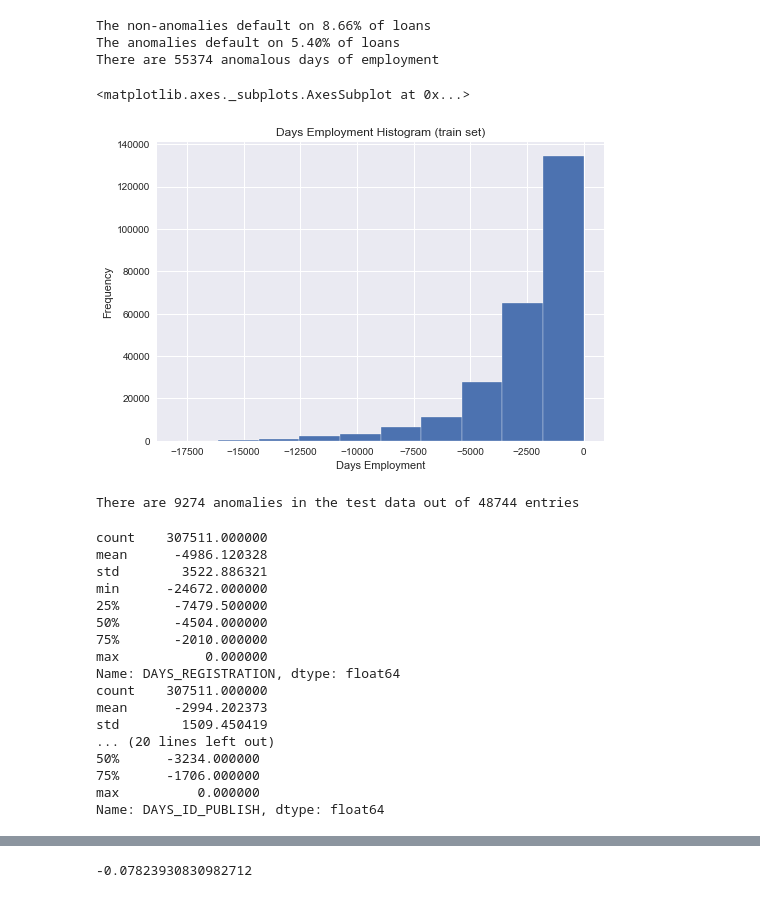
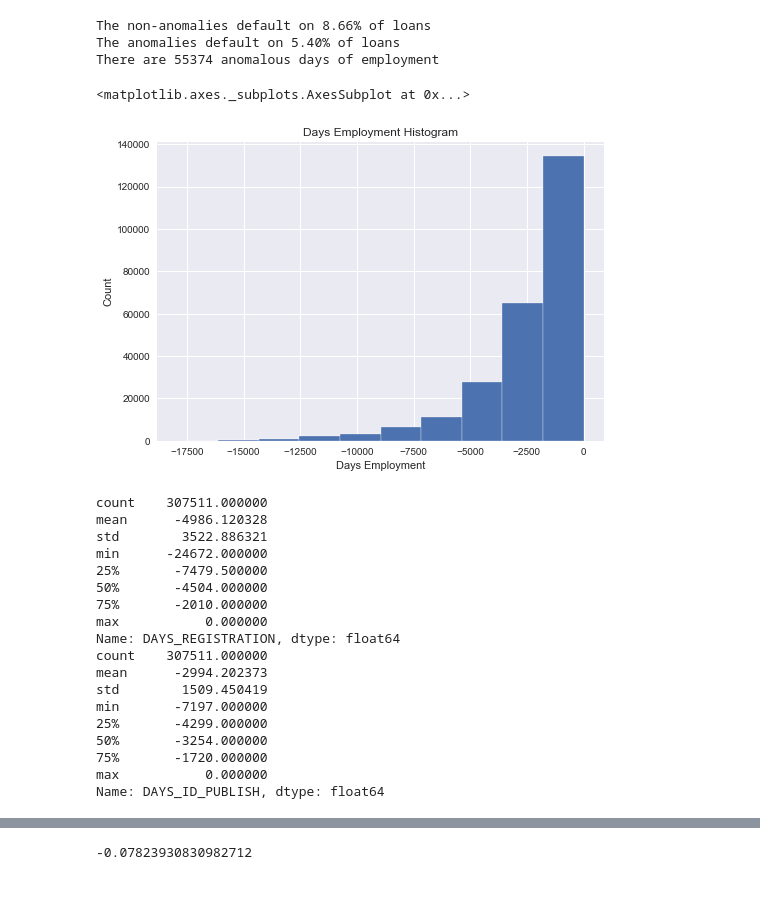
Before and after one commit to Hind-M/OC-P7, a Jupyter notebook: P7.ipynb, the cells around one changed output, grey strips where cells are left out. Saved outputs shown, nothing was run; the diff lists cells and outputs as text; code cells hidden in the pictures.

```diff
--- a/P7.ipynb
+++ b/P7.ipynb
@@ -257,7 +263,7 @@ for col in app_train_df:
             le.fit(app_train_df[col])
             # Transform both training and testing data
             app_train_df[col] = le.transform(app_train_df[col])
-            app_test_df[col] = le.transform(app_test_df[col])
+#             app_test_df[col] = le.transform(app_test_df[col])
 
             # Keep track of how many columns were label encoded
             le_count += 1
@@ -286,13 +287,13 @@ Index(['CODE_GENDER_XNA', 'NAME_FAMILY_STATUS_Unknown',
 # Aligning Training and Testing Data
 
 # Get training labels
-train_labels = app_train_df['TARGET']
+# train_labels = app_train_df['TARGET']
 
 # Align the training and testing data, keep only columns present in both dataframes
-app_train_df, app_test_df = app_train_df.align(app_test_df, join = 'inner', axis = 1)
+# app_train_df, app_test_df = app_train_df.align(app_test_df, join = 'inner', axis = 1)
 
 # Add the target back in train df
-app_train_df['TARGET'] = train_labels
+# app_train_df['TARGET'] = train_labels
 
-print('Training Features shape: ', app_train_df.shape)
-print('Testing Features shape: ', app_test_df.shape)
+# print('Features shape: ', app_train_df.shape)
+# print('Testing Features shape: ', app_test_df.shape)
@@ -393,30 +371,30 @@ There are 55374 anomalous days of employment
 # %%
 # Create an anomalous flag column
 app_train_df['DAYS_EMPLOYED_ANOM'] = app_train_df["DAYS_EMPLOYED"] == 365243 # app_train_df['DAYS_EMPLOYED'].max()
 
 # Replace the anomalous values with nan
 app_train_df['DAYS_EMPLOYED'].replace({365243: np.nan}, inplace = True)
 
-plt.xlabel('Days Employment');
-app_train_df['DAYS_EMPLOYED'].plot.hist(title = 'Days Employment Histogram (train set)')
+plt.title("Days Employment Histogram")
+plt.xlabel('Days Employment')
+plt.ylabel("Count")
+app_train_df['DAYS_EMPLOYED'].hist()
 # %% [output]
 <matplotlib.axes._subplots.AxesSubplot at 0x...>
-[figure, old version]
+[figure, new version]
 # %%
 # Do the same for test data
-app_test_df['DAYS_EMPLOYED_ANOM'] = app_test_df["DAYS_EMPLOYED"] == 365243
-app_test_df["DAYS_EMPLOYED"].replace({365243: np.nan}, inplace = True)
+# app_test_df['DAYS_EMPLOYED_ANOM'] = app_test_df["DAYS_EMPLOYED"] == 365243
+# app_test_df["DAYS_EMPLOYED"].replace({365243: np.nan}, inplace = True)
 
-print('There are %d anomalies in the test data out of %d entries' % (app_test_df["DAYS_EMPLOYED_ANOM"].sum(), len(app_test_df)))
+# print('There are %d anomalies in the test data out of %d entries' % (app_test_df["DAYS_EMPLOYED_ANOM"].sum(), len(app_test_df)))
-# %% [output]
-There are 9274 anomalies in the test data out of 48744 entries
 # %%
 # Check other potential interesting columns (with DAYS)
 print(app_train_df['DAYS_REGISTRATION'].describe())
 print(app_train_df['DAYS_ID_PUBLISH'].describe())
 
-print(app_test_df['DAYS_REGISTRATION'].describe())
-print(app_test_df['DAYS_ID_PUBLISH'].describe())
+# print(app_test_df['DAYS_REGISTRATION'].describe())
+# print(app_test_df['DAYS_ID_PUBLISH'].describe())
 # %% [output]
 count    307511.000000
 mean      -4986.120328
@@ -430,10 +408,11 @@ Name: DAYS_REGISTRATION, dtype: float64
 count    307511.000000
 mean      -2994.202373
 std        1509.450419
-... (20 lines left out)
-50%      -3234.000000
-75%      -1706.000000
-max          0.000000
+min       -7197.000000
+25%       -4299.000000
+50%       -3254.000000
+75%       -1720.000000
+max           0.000000
 Name: DAYS_ID_PUBLISH, dtype: float64
 # %%
 # Find correlations with the target and sort
```
Also changed, not shown: parts of 102 cells of this notebook.
